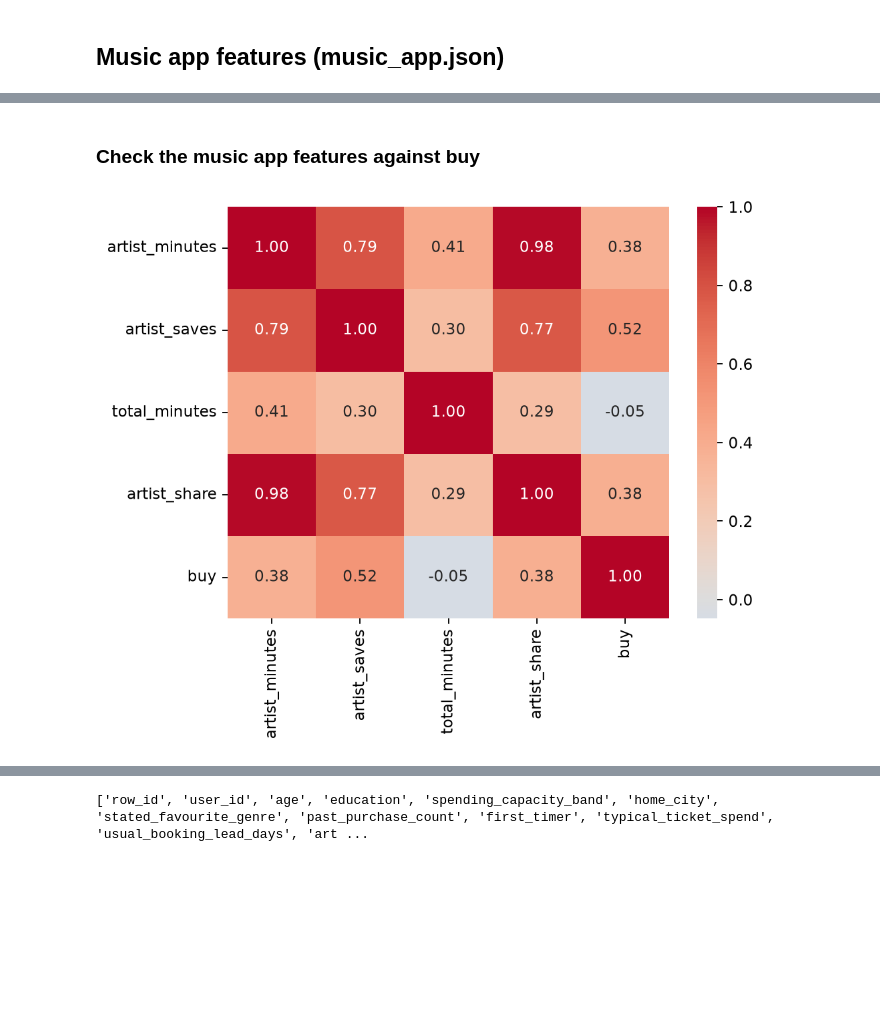
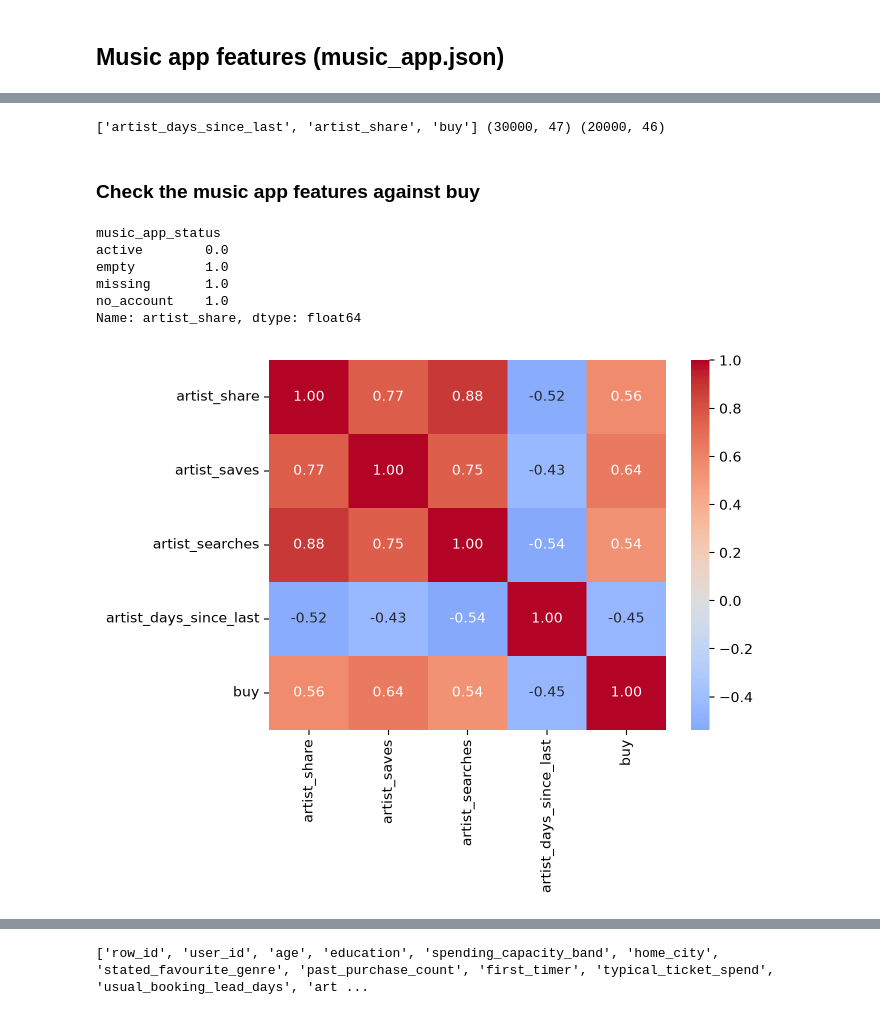
Before and after one commit to Paul-0001/Kaggle-Challenge, a Jupyter notebook: notebooks/02_feature_engineering_constandino.ipynb, the cells around one changed output, grey strips where cells are left out. Drawn from its saved outputs; the diff is of its cells as text; code cells hidden in the pictures; blank space fills up the shorter version.

Commit message:
Constandino: final EDA, feature engineering and modelling notebooks (LightGBM, CV F1 0.8455, LB 0.84075)

```diff
--- a/notebooks/02_feature_engineering_constandino.ipynb
+++ b/notebooks/02_feature_engineering_constandino.ipynb
@@ -169,4 +187,3 @@ plt.show()
 # %%
-# lead_gap: no link to buy (0.01), drop it with its helper column days_to_concert
-user_concert_train = user_concert_train.drop(columns=["lead_gap", "days_to_concert"])
-user_concert_test  = user_concert_test.drop(columns=["lead_gap", "days_to_concert"])
+# check: lead_gap is kept, its helper days_to_concert is dropped
+print("lead_gap" in user_concert_train.columns, "days_to_concert" in user_concert_train.columns)   # True False
@@ -196,10 +216,18 @@ for df in [user_concert_train, user_concert_test]:
     #6. travel_to_venue: 1 if they searched travel to THIS concert's city
     df["travel_to_venue"] = (df["travel_search_city"] == df["venue_city"]).astype(int)
 
+    #7. travel_gap_days: arrival date minus concert date, only for searches to the concert's city                    -------- added extra here... new features for the model found in eda
+    gap = (pd.to_datetime(df["travel_search_arrival"]) - pd.to_datetime(df["concert_at"].str[:10])).dt.days
+    df["travel_gap_days"] = gap.where(df["travel_to_venue"] == 1)
+
+    #8. travel_date_match: searched the concert's city AND arrives within 1 day of the concert
+    df["travel_date_match"] = ((df["travel_to_venue"] == 1) & gap.between(-1, 1)).astype(int)
+
 # checks (train only, since test has no buy column)
 print(user_concert_train.groupby("same_city")["buy"].mean())
 print(user_concert_train.groupby("genre_match")["buy"].mean())
 print(user_concert_train.groupby("travel_to_venue")["buy"].mean())
+print(user_concert_train.groupby("travel_date_match")["buy"].mean())
 # %% [output]
 same_city
 0    0.322878
@@ -220,11 +253,3 @@ Name: buy, dtype: float64
-# %%
-# 7. Discount: rises with discount -> nothing to build
-# 8. Wishlisted: 43% vs 32% -> nothing to build
-# 9. First timers: 37% vs 32% -> nothing to build
-
-# dropping what i mentioned
-user_concert_train = user_concert_train.drop(columns=["venue_city", "genres", "home_lat", "home_lon", "venue_lat", "venue_lon"])
-user_concert_test  = user_concert_test.drop(columns=["venue_city", "genres", "home_lat", "home_lon", "venue_lat", "venue_lon"])
 # %% [markdown]
 ## Music app features (music_app.json)
 # %%
@@ -281,9 +314,28 @@ print(user_concert_train[["artist_name", "artist_minutes", "artist_saves", "tota
+# %%
+# move buy to the last column (train only: test has no buy column)
+user_concert_train["buy"] = user_concert_train.pop("buy")
+
+# same columns, same order in test as in train (minus buy)
+user_concert_test = user_concert_test[user_concert_train.columns.drop("buy")]
+print(list(user_concert_train.columns[-3:]), user_concert_train.shape, user_concert_test.shape)
+# %% [output]
+['artist_days_since_last', 'artist_share', 'buy'] (30000, 47) (20000, 46)
 # %% [markdown]
 ### Check the music app features against buy
 # %%
-sb.heatmap(user_concert_train[["artist_minutes", "artist_saves", "total_minutes", "artist_share", "buy"]].corr(method="spearman"),
-           cmap="coolwarm", center=0, annot=True, fmt=".2f")
+# check 1: music features are filled for active users and empty for everyone else
+print(user_concert_train.groupby("music_app_status")["artist_share"].apply(lambda x: x.isna().mean()))
+
+# check 2: do they go with buying?
+music_cols = ["artist_share", "artist_saves", "artist_searches", "artist_days_since_last", "buy"]
+sb.heatmap(user_concert_train[music_cols].corr(method="spearman"), cmap="coolwarm", center=0, annot=True, fmt=".2f")
 plt.show()
 # %% [output]
+music_app_status
+active        0.0
+empty         1.0
+missing       1.0
+no_account    1.0
+Name: artist_share, dtype: float64
-[figure, old version]
+[figure, new version]
 # %% [markdown]
```
Also changed, not shown: parts of 22 cells of this notebook, 4 other files.
